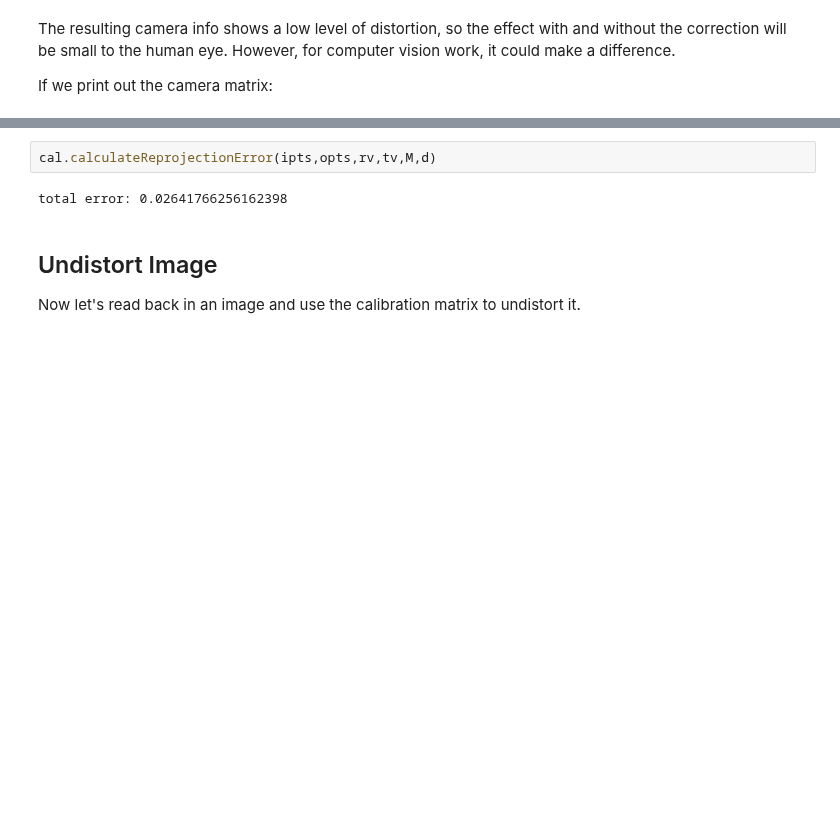
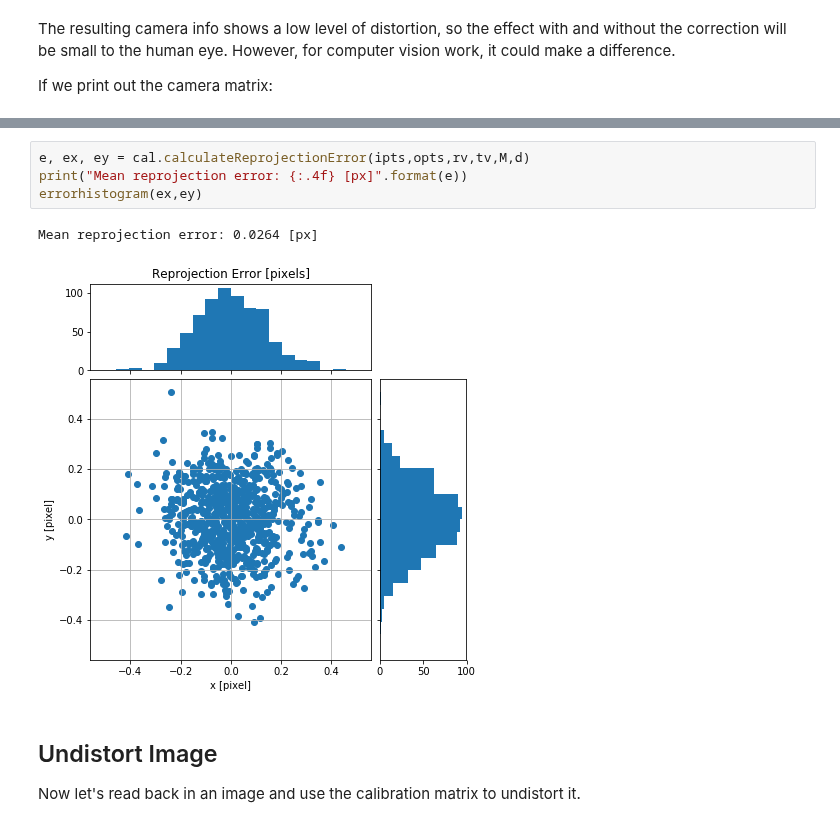
Before and after one commit to walchko/github-blog, a Jupyter notebook: source/blog/Vision/Mono-Camera-Calibration/mono-camera-calibration.ipynb, the cells around one changed output, grey strips where cells are left out. Saved outputs shown, nothing was run; the diff lists cells and outputs as text; blank space fills up the shorter version.

```diff
--- a/source/blog/Vision/Mono-Camera-Calibration/mono-camera-calibration.ipynb
+++ b/source/blog/Vision/Mono-Camera-Calibration/mono-camera-calibration.ipynb
@@ -408,9 +477,12 @@ Camera Matrix:
 Focal Length (fx,fy) = (533, 533)
 Principle Point (cx,cy) = (342, 234)
 # %%
-cal.calculateReprojectionError(ipts,opts,rv,tv,M,d)
+e, ex, ey = cal.calculateReprojectionError(ipts,opts,rv,tv,M,d)
+print("Mean reprojection error: {:.4f} [px]".format(e))
+errorhistogram(ex,ey)
 # %% [output]
-total error: 0.02641766256162398
+Mean reprojection error: 0.0264 [px]
+[figure, added]
 # %% [markdown]
 ## Undistort Image
 
```
Also changed, not shown: parts of 12 cells of this notebook, 1 other file.
